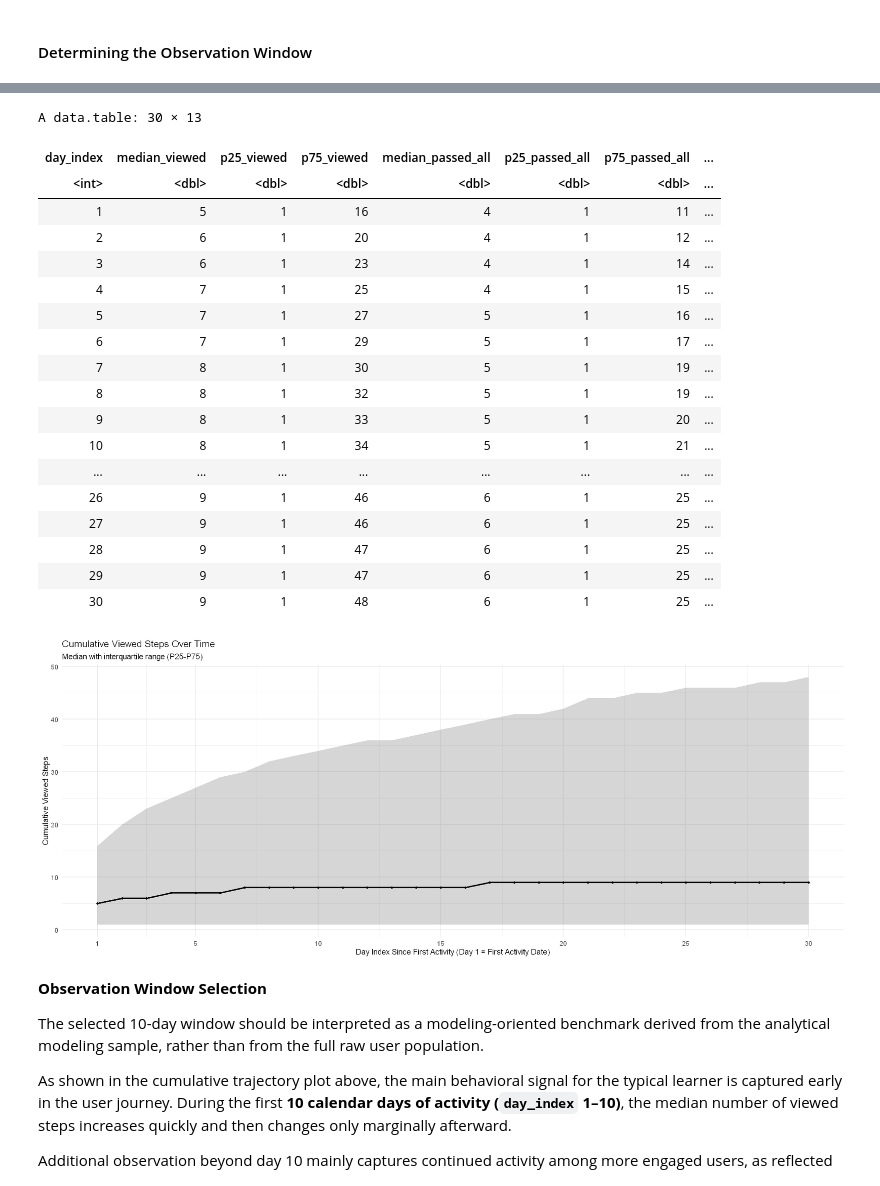
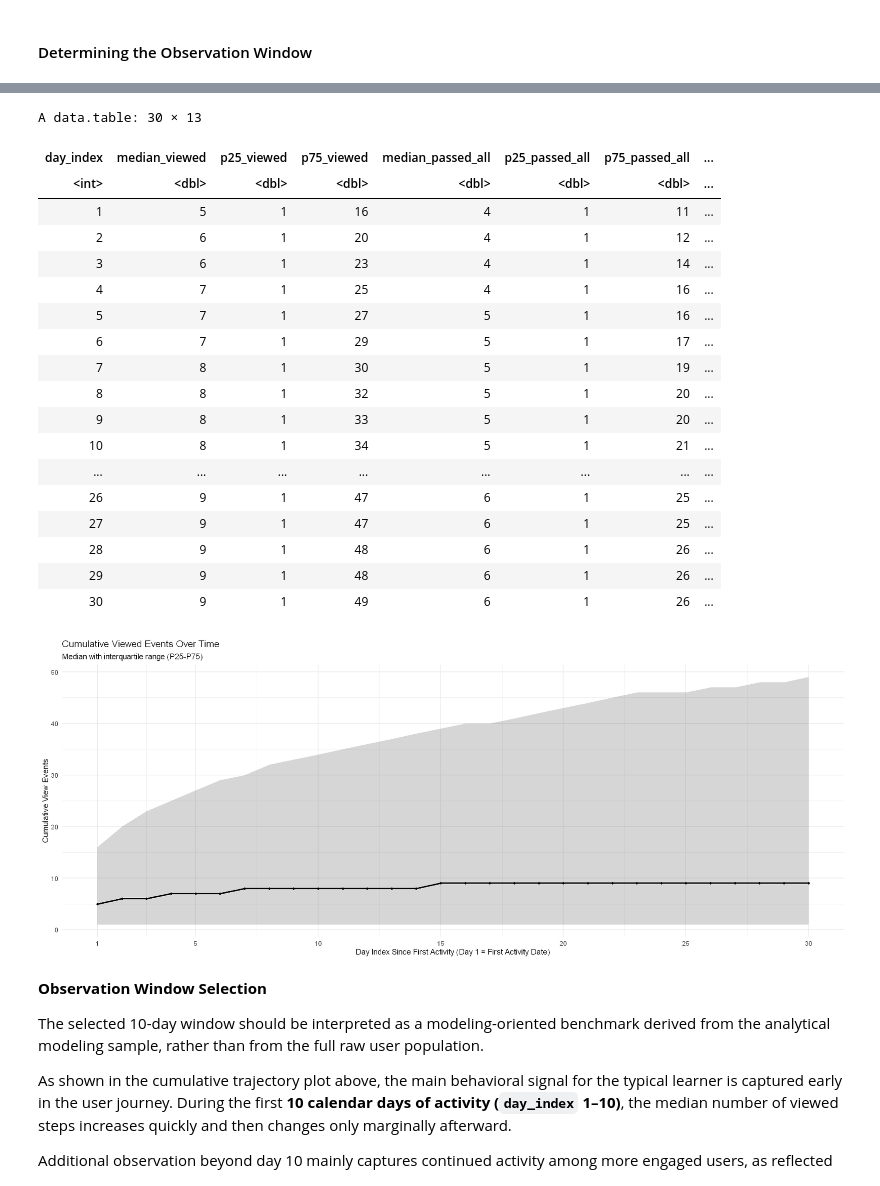
Before and after one commit to Safonovanastya87/stepik-product-analytics-completion-risk-ml, a Jupyter notebook: notebooks/01_product_analysis_activation_gap.ipynb, the cells around one changed output, grey strips where cells are left out. Drawn from its saved outputs; the diff is of its cells as text; code cells hidden in the pictures.

```diff
--- a/notebooks/01_product_analysis_activation_gap.ipynb
+++ b/notebooks/01_product_analysis_activation_gap.ipynb
@@ -243,6 +248,13 @@ pacman::p_load(lubridate, dplyr, data.table, ggplot2, scales, tidyr)
 # %% [markdown]
 ## Data Loading & Exploration
 # %%
-# Project root
-project_root <- ".."
+# Project paths
+project_root <- here::here()
+
+data_dir <- file.path(project_root, "data")
+raw_data_dir <- file.path(data_dir, "raw")
+processed_data_dir <- file.path(data_dir, "processed")
+
+dir.create(raw_data_dir, recursive = TRUE, showWarnings = FALSE)
+dir.create(processed_data_dir, recursive = TRUE, showWarnings = FALSE)
 # %%
@@ -2713,9 +2874,12 @@ events_full <- events_full[
   day_index >= 1 & day_index <= 30
 ]
 
-# Daily increments by user-day
+# Daily event increments by user and calendar day
 daily_events <- events_full[, .(
-  inc_viewed            = sum(action == "viewed"),
-  inc_passed_all        = sum(action == "passed"),
-  inc_started_practical = sum(action == "started_attempt")
-), by = .(user_id,  day_index)]
+  inc_viewed = sum(action == "viewed"),
+  inc_passed_all = sum(action == "passed"),
+  inc_started_practical = sum(action == "started_attempt"),
+  inc_passed_practical = sum(
+    action == "passed" & is_assignment == TRUE
+  )
+), by = .(user_id, day_index)]
@@ -2760,12 +2886,3 @@ daily_submissions <- first_correct_steps[
-# %%
-# Combine daily event counts with daily first-correct practical solves
-# into a unified user-day activity table.
-daily_events <- merge(
-  daily_events,
-  daily_submissions,
-  by = c("user_id", "day_index"),
-  all = TRUE
-)
 # %%
 # Create a complete user-day grid for the first 30 calendar days
 # so that days without recorded activity are retained explicitly.
@@ -2836,17 +2953,17 @@ A data.table: 30 × 13
 | 1 | 5 | 1 | 16 | 4 | 1 | 11 | ... |
 | 2 | 6 | 1 | 20 | 4 | 1 | 12 | ... |
 | 3 | 6 | 1 | 23 | 4 | 1 | 14 | ... |
-| 4 | 7 | 1 | 25 | 4 | 1 | 15 | ... |
+| 4 | 7 | 1 | 25 | 4 | 1 | 16 | ... |
 | 5 | 7 | 1 | 27 | 5 | 1 | 16 | ... |
 | 6 | 7 | 1 | 29 | 5 | 1 | 17 | ... |
 | 7 | 8 | 1 | 30 | 5 | 1 | 19 | ... |
-| 8 | 8 | 1 | 32 | 5 | 1 | 19 | ... |
+| 8 | 8 | 1 | 32 | 5 | 1 | 20 | ... |
 | 9 | 8 | 1 | 33 | 5 | 1 | 20 | ... |
 | 10 | 8 | 1 | 34 | 5 | 1 | 21 | ... |
 | ... | ... | ... | ... | ... | ... | ... | ... |
-| 26 | 9 | 1 | 46 | 6 | 1 | 25 | ... |
-| 27 | 9 | 1 | 46 | 6 | 1 | 25 | ... |
-| 28 | 9 | 1 | 47 | 6 | 1 | 25 | ... |
-| 29 | 9 | 1 | 47 | 6 | 1 | 25 | ... |
-| 30 | 9 | 1 | 48 | 6 | 1 | 25 | ... |
+| 26 | 9 | 1 | 47 | 6 | 1 | 25 | ... |
+| 27 | 9 | 1 | 47 | 6 | 1 | 25 | ... |
+| 28 | 9 | 1 | 48 | 6 | 1 | 26 | ... |
+| 29 | 9 | 1 | 48 | 6 | 1 | 26 | ... |
+| 30 | 9 | 1 | 49 | 6 | 1 | 26 | ... |
 # %%
@@ -2859,22 +2976,22 @@ viewed_band <- daily_summary_full_panel[, .(
   p75 = p75_viewed
 )]
 # %%
-# Plot the cumulative viewed-step trajectory over the first 30 days.
+# Plot the cumulative view-event trajectory over the first 30 days
 # The line shows the cohort median, and the ribbon shows the interquartile range.
 ggplot(viewed_band, aes(x = day_index, y = median)) +
   geom_ribbon(aes(ymin = p25, ymax = p75), alpha = 0.2) +
   geom_line(linewidth = 1.2) +
   geom_point(size = 1.5) +
   scale_x_continuous(breaks = c(1, 5, 10, 15, 20, 25, 30)) +
   labs(
-    title = "Cumulative Viewed Steps Over Time",
+    title = "Cumulative Viewed Events Over Time",
     subtitle = "Median with interquartile range (P25-P75)",
     x = "Day Index Since First Activity (Day 1 = First Activity Date)",
-    y = "Cumulative Viewed Steps"
+    y = "Cumulative View Events"
   ) +
   theme_minimal(base_size = 14)
 # %% [output]
-[figure, old version]
+[figure, new version]
 # %% [markdown]
 **Observation Window Selection**
 
```
Also changed, not shown: parts of 52 cells of this notebook, 3 other files.
